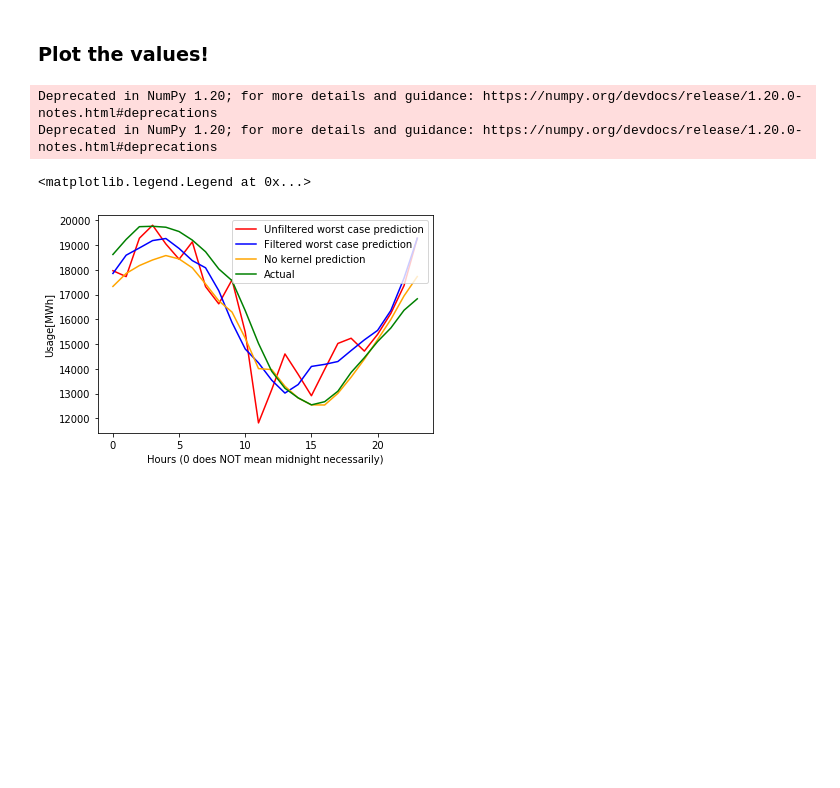
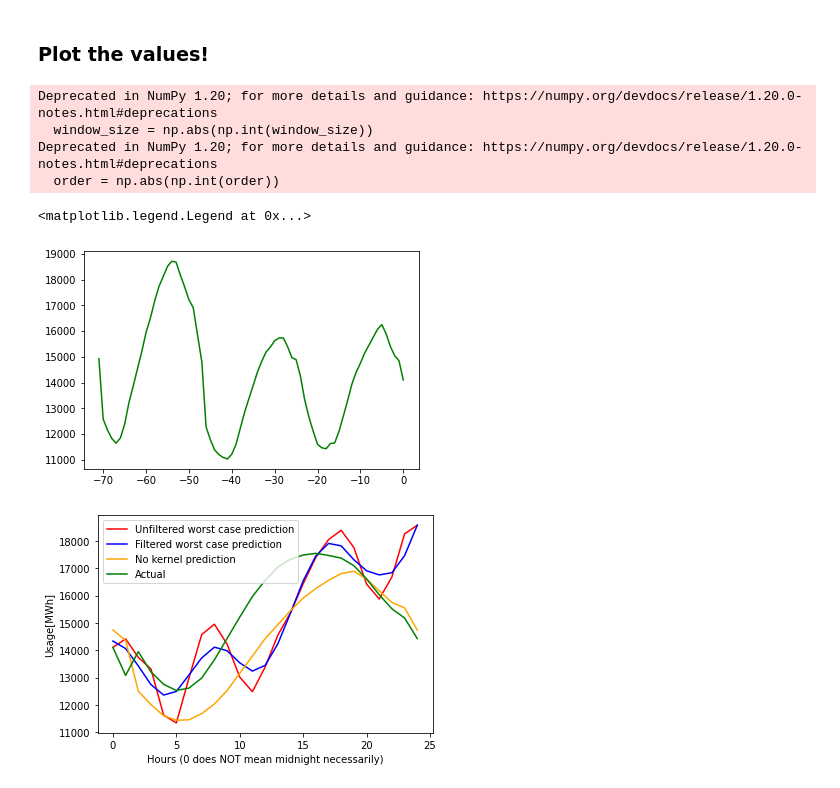
Before and after one commit to jacobazoulay/battery-optimization, a Jupyter notebook: notebooks/Energy.ipynb, the cells around one changed output. Saved outputs shown, nothing was run; the diff lists cells and outputs as text; code cells hidden in the pictures; blank space fills up the shorter version.

Commit message:
Gaussian process prediction looking good. Time to clean it up a bit

```diff
--- a/notebooks/Energy.ipynb
+++ b/notebooks/Energy.ipynb
@@ -29,17 +46,24 @@ See the caveats in the documentation: https://pandas.pydata.org/pandas-docs/stab
 # Parameters x, xi [value for k(x, xi)]
 # Parametrs l --> Characteristic lenght
 # Parameter a --> scalar to help give good results for our function (idk why)
-def squared_exponential(x, xi, l = 2, a = 2):
+def squared_exponential(x, xi, l = 5/4, a = 3/4):
     rtn = np.exp(-(a*(x - xi))**2/(2*l**2))
     return rtn
 
+def period(x, xi, l = 2, sigma = 1):
+    a = sigma**2*np.exp(-2*(np.sin(np.pi/24*np.abs(x - xi))**2)/l**2)
+    b = squared_exponential(x, xi)
+    return .05*a + .95*b
+
 # Create the kernel matrix from two lists of X and Xpr
 def kernel_matrix(X, Xpr):
-    j = np.array([squared_exponential(a, b) for a in Xpr['Days'] for b in X['Days']])
+    j = np.array([period(a, b) for a in X['Days'] for b in Xpr['Days']])
     return j.reshape((len(X), len(Xpr)))
+
 
 # Predict the mean based on the data you are predicting from
 def mean_predict(df, hr):
+    # This might be unreasonable (how else can we predict mean?)
     #df = df[df['Days'] < day]
     correct_hour = df[df['hour'] == hr]
     return np.mean(correct_hour.AEP_MW)
@@ -51,7 +91,7 @@ start_index = np.random.uniform() * 365
 start_index = int(np.floor(start_index))
 # Use prior 3 days to predict next day
 X = df_18.iloc[start_index: start_index + 72]
-Xpr = df_18.iloc[start_index + 72:start_index + 96]
+Xpr = df_18.iloc[start_index + 71:start_index + 96]
 # Form kernels
 K_XX = kernel_matrix(X, X)
 K_XXpr = kernel_matrix(X, Xpr)
@@ -171,17 +228,21 @@ def savitzky_golay(y, window_size, order, deriv=0, rate=1):
 # %% [markdown]
 ### Plot the values!
 # %%
-#plt.plot(range(-95,1), X['AEP_MW'], 'g')
+
+plt.plot(range(-71,1), X['AEP_MW'], 'g')
 plt.figure()
-plt.plot(range(24), worst, 'r', label = 'Unfiltered worst case prediction') # The unfiltered data
-plt.plot(range(24), savitzky_golay(worst, 9, 2),'b',label = 'Filtered worst case prediction') #The filtered data using savitzky golay
-plt.plot(range(24), meanXpr,'orange', label = 'No kernel prediction') # The "mean" prediction without using the kernel at all
-plt.plot(range(24), Xpr['AEP_MW'],'g', label = 'Actual') # The actual value
+plt.plot(range(25), worst, 'r', label = 'Unfiltered worst case prediction') # The unfiltered data
+plt.plot(range(25), savitzky_golay(worst, 9, 2),'b',label = 'Filtered worst case prediction') #The filtered data using savitzky golay
+plt.plot(range(25), meanXpr,'orange', label = 'No kernel prediction') # The "mean" prediction without using the kernel at all
+plt.plot(range(25), Xpr['AEP_MW'],'g', label = 'Actual') # The actual value
 plt.xlabel('Hours (0 does NOT mean midnight necessarily)')
 plt.ylabel('Usage[MWh]')
 plt.legend()
 # %% [output]
 Deprecated in NumPy 1.20; for more details and guidance: https://numpy.org/devdocs/release/1.20.0-notes.html#deprecations
+  window_size = np.abs(np.int(window_size))
 Deprecated in NumPy 1.20; for more details and guidance: https://numpy.org/devdocs/release/1.20.0-notes.html#deprecations
+  order = np.abs(np.int(order))
 <matplotlib.legend.Legend at 0x...>
-[figure, old version]
+[figure, new version]
+[figure, added]
```
Also changed, not shown: parts of 10 cells of this notebook.
